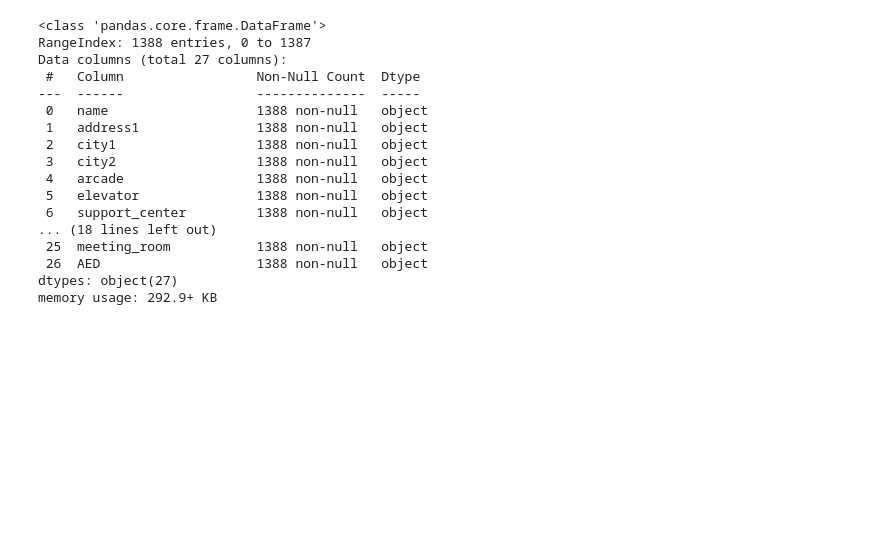
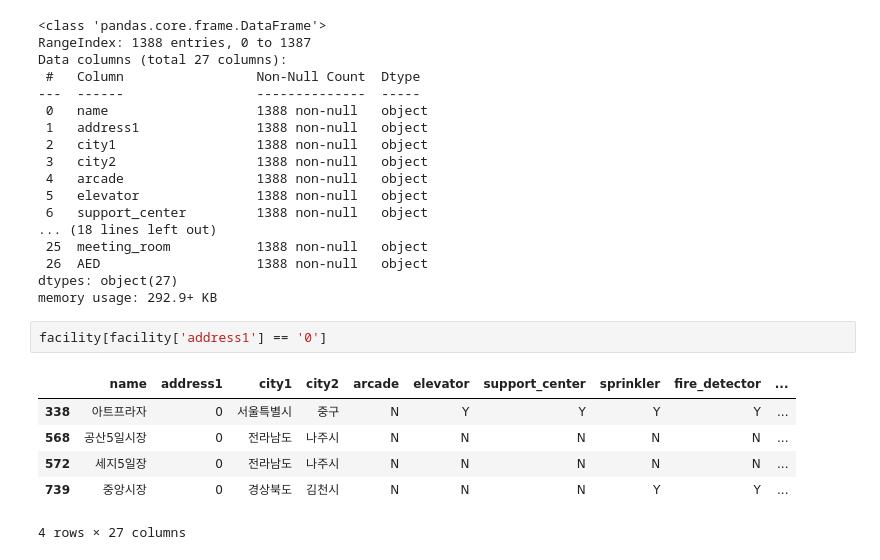
Before and after one commit to ArcoKim/traditional_market_map, a Jupyter notebook: data/transform.ipynb, the cells around one changed output. Saved outputs shown, nothing was run; the diff lists cells and outputs as text; blank space fills up the shorter version.

```diff
--- a/data/transform.ipynb
+++ b/data/transform.ipynb
@@ -108,3 +185,12 @@ Data columns (total 27 columns):
  26  AED                    1388 non-null   object
 dtypes: object(27)
 memory usage: 292.9+ KB
+# %%
+facility[facility['address1'] == '0']
+# %% [output]
+|  | name | address1 | city1 | city2 | arcade | elevator | support_center | sprinkler | fire_detector | ... |
+| 338 | 아트프라자 | 0 | 서울특별시 | 중구 | N | Y | Y | Y | Y | ... |
+| 568 | 공산5일시장 | 0 | 전라남도 | 나주시 | N | N | N | N | N | ... |
+| 572 | 세지5일장 | 0 | 전라남도 | 나주시 | N | N | N | N | N | ... |
+| 739 | 중앙시장 | 0 | 경상북도 | 김천시 | N | N | N | Y | Y | ... |
+4 rows × 27 columns
```
Also changed, not shown: parts of 19 cells of this notebook.
